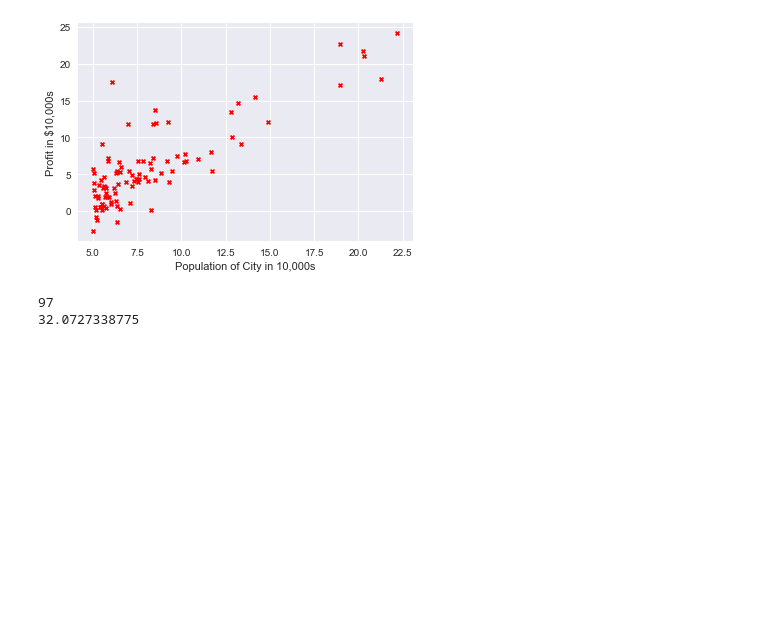
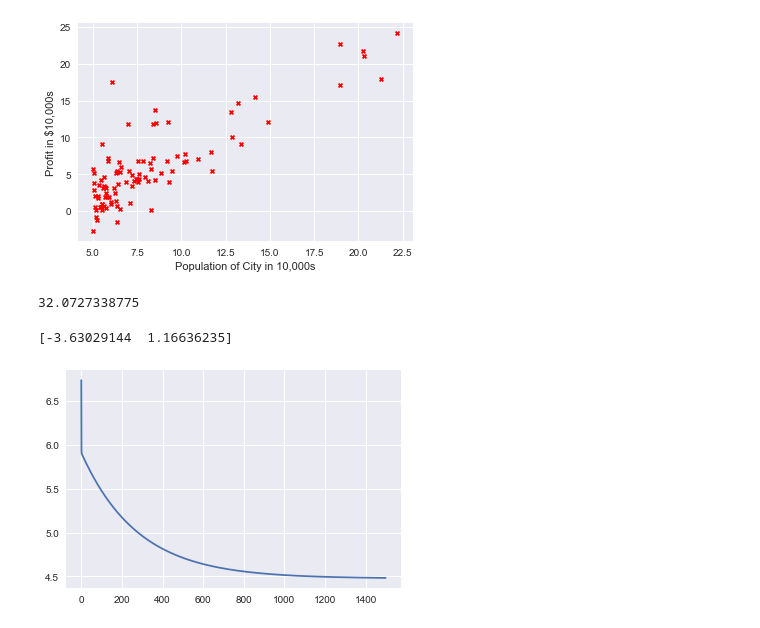
Before and after one commit to jewhannusberg/StanfordML_Python, a Jupyter notebook: linear_regression/linear_regression.ipynb, the cells around one changed output. Drawn from its saved outputs; the diff is of its cells as text; code cells hidden in the pictures; blank space fills up the shorter version.

Commit message:
implemented gradient descent and some plots

```diff
--- a/linear_regression/linear_regression.ipynb
+++ b/linear_regression/linear_regression.ipynb
@@ -21,32 +35,45 @@ def plot_data(X, y):
 plot_data(X, y)
 # %% [output]
 [figure]
-# %%
-# restructure the data set
-
-theta = np.zeros((2,1))
-
-
-iterations = 1000
-alpha = 0.01
 # %%
 # hypothesis, cost, and gradient functions
-def h(X, theta):
+def h(X, theta=np.zeros((2,1))):
 
     h_theta = np.dot(X, theta)
 
     return h_theta
 
 
-def cost(X, y, theta):
+def cost(X, y, theta = np.zeros((2,1))):
+    J = 0
     m = y.size
 
     J = float((1./(2*m)) * np.dot((h(X, theta) - y).T, (h(X, theta) - y)))
 
     return J
 
-
-print cost(X, y, theta)
+print cost(X, y)
 # %% [output]
-97
 32.0727338775
+# %%
+def gradient_descent(X, y, theta = np.zeros((2,1)), alpha=0.01, iterations=1500):
+    J_hist = np.zeros(iterations)
+    m = y.size
+
+    for j in np.arange(iterations):
+
+
+        theta = theta - alpha*(1./m)*(np.dot(X.T, h(X, theta) - y))
+
+        J_hist[j] = cost(X, y, theta)
+
+    return theta, J_hist
+
+theta, J_hist = gradient_descent(X, y)
+print theta.ravel()
+
+plt.plot(J_hist)
+plt.show()
+# %% [output]
+[-3.63029144  1.16636235]
+[figure, added]
```
Also changed, not shown: parts of 2 cells of this notebook.
